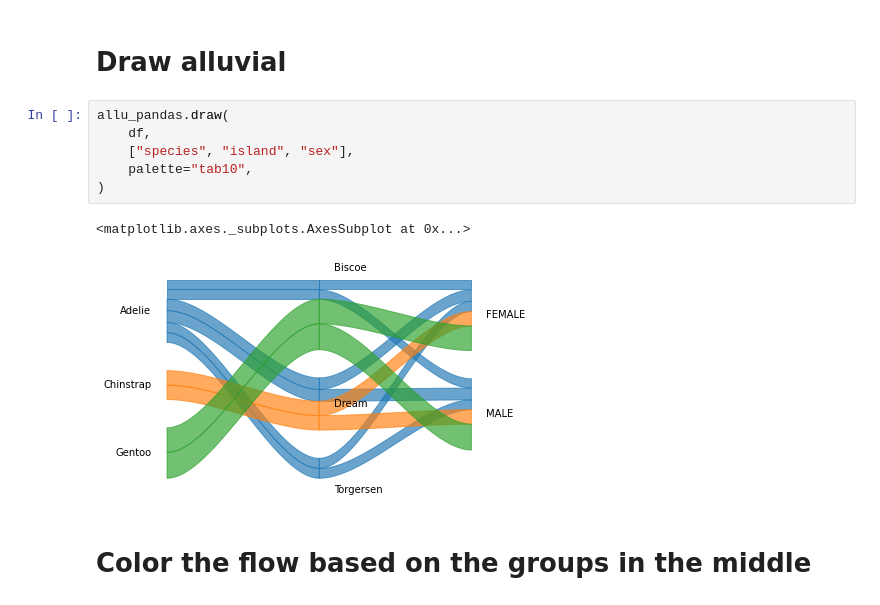
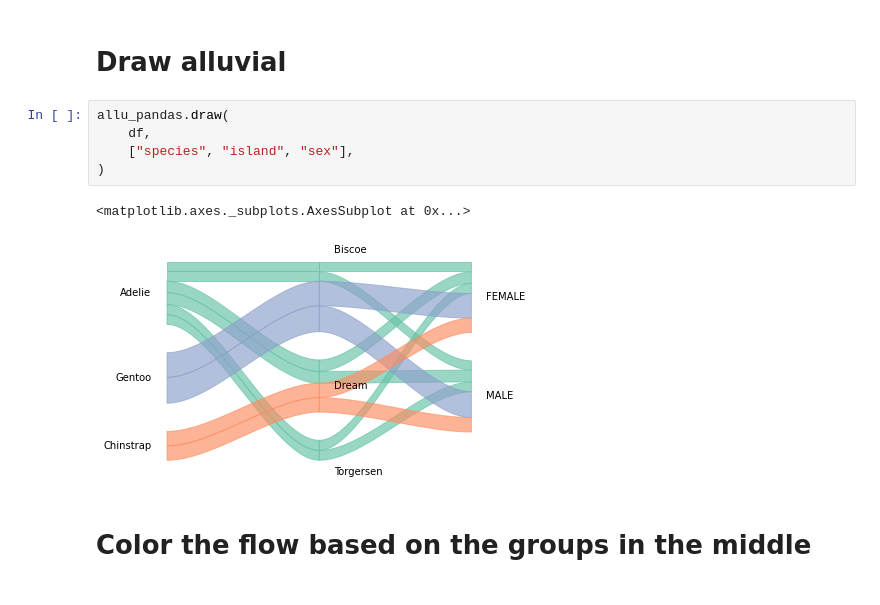
Before and after one commit to skojaku/pandas-alluvial-diagram, a Jupyter notebook: notebooks/example2.ipynb, the cells around one changed output. Cells and saved outputs as stored; diff of their text form.

```diff
--- a/notebooks/example2.ipynb
+++ b/notebooks/example2.ipynb
@@ -12,11 +12,10 @@ df = pd.read_csv("../data/penguins.csv")
 # %%
 allu_pandas.draw(
     df,
     ["species", "island", "sex"],
-    palette="tab10",
 )
 # %% [output]
 <matplotlib.axes._subplots.AxesSubplot at 0x...>
-[figure, old version]
+[figure, new version]
 # %% [markdown]
 # Color the flow based on the groups in the middle
```
Also changed, not shown: parts of 2 cells of this notebook.
